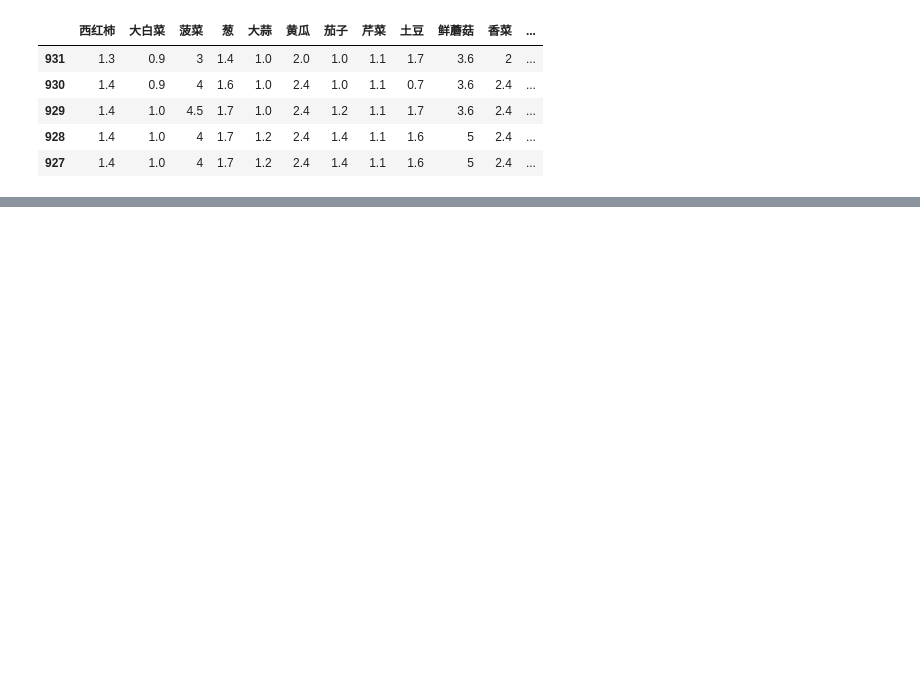
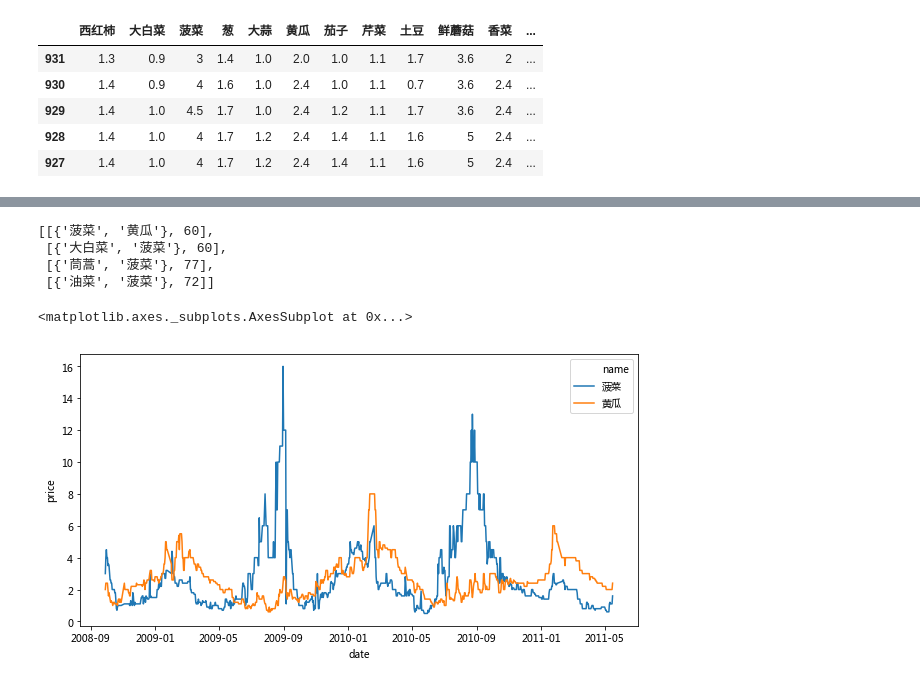
Before and after one commit to linzihao1999/qducs2019, a Jupyter notebook: apriori/apriori.ipynb, the cells around one changed output, grey strips where cells are left out. Cells and saved outputs as stored; diff of their text form; code cells hidden in the pictures; blank space fills up the shorter version.

```diff
--- a/apriori/apriori.ipynb
+++ b/apriori/apriori.ipynb
@@ -6,6 +7,7 @@ from tqdm import tqdm
 # %%
 train=pd.read_excel(r'蔬菜价格(整理).xls')
 train=train.sort_values(by=['日期'])
+date=train['日期'].values
 train=train.drop(labels=['日期'],axis=1)
 feature=train.columns
 train.head()
@@ -57,0 +82,33 @@ print(sameup)
+# %%
+for i in range(k):
+    l=c.copy()
+    c.clear()
+    re=[]
+    for i1 in range(len(l)):
+        for i2 in range(i1+1,len(l)):
+            re.append([l[i1][0]|l[i2][0],0])
+    for itemSet in sameup:
+        for item in re:
+            if setInSet(itemSet,item[0]):
+                item[1]+=1
+    for item in re:
+        if item[1]>=minSupport:
+            c.append(item)
+c
+# %% [output]
+[[{'菠菜', '黄瓜'}, 60],
+ [{'大白菜', '菠菜'}, 60],
+ [{'茼蒿', '菠菜'}, 77],
+ [{'油菜', '菠菜'}, 72]]
+# %%
+plt.figure(figsize=(10,5))
+d1=pd.DataFrame(data=train['菠菜'].values.astype(np.float64),columns=['price'])
+d1['date']=date
+d1['name']='菠菜'
+d2=pd.DataFrame(data=train['黄瓜'].values.astype(np.float64),columns=['price'])
+d2['date']=date
+d2['name']='黄瓜'
+sns.lineplot(x='date',y='price',data=pd.concat([d1,d2]),hue='name')
+# %% [output]
+<matplotlib.axes._subplots.AxesSubplot at 0x...>
+[figure, added]
```
Also changed, not shown: parts of 8 cells of this notebook, 1 other file.
